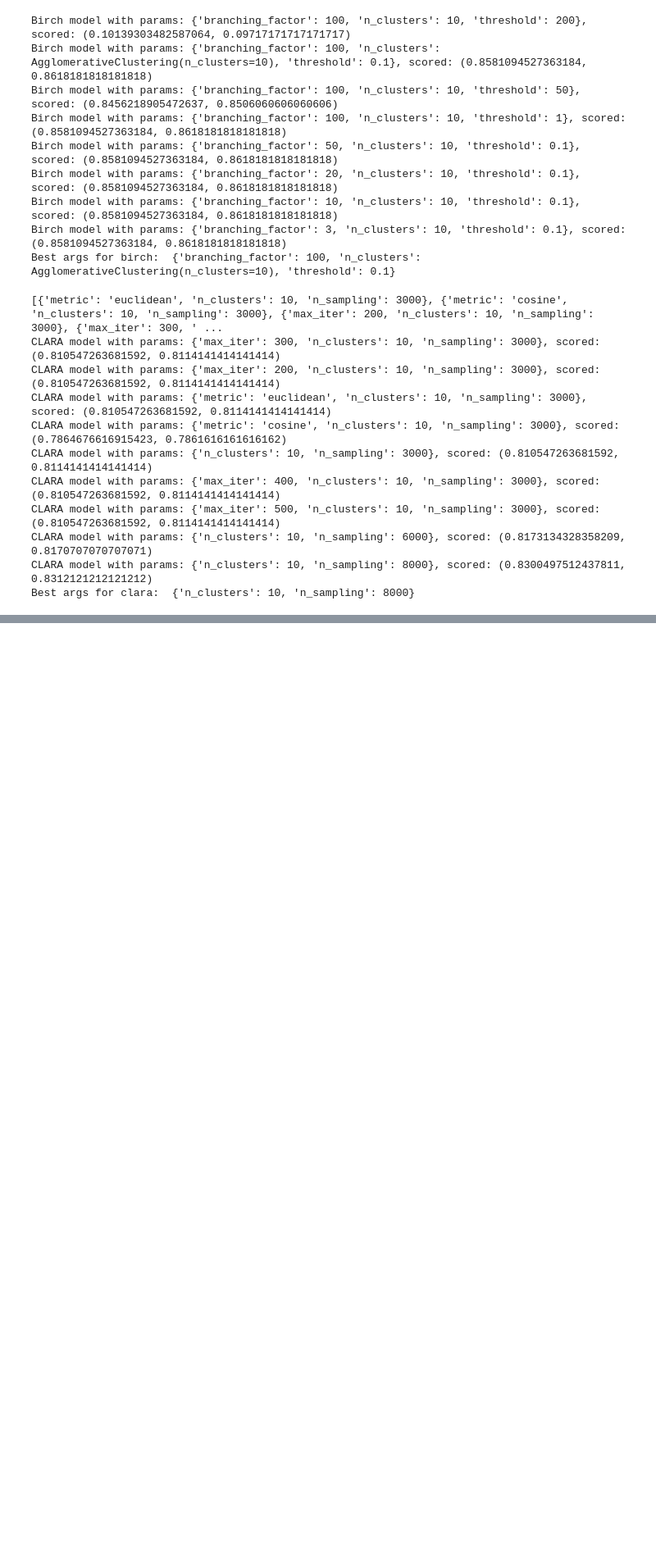
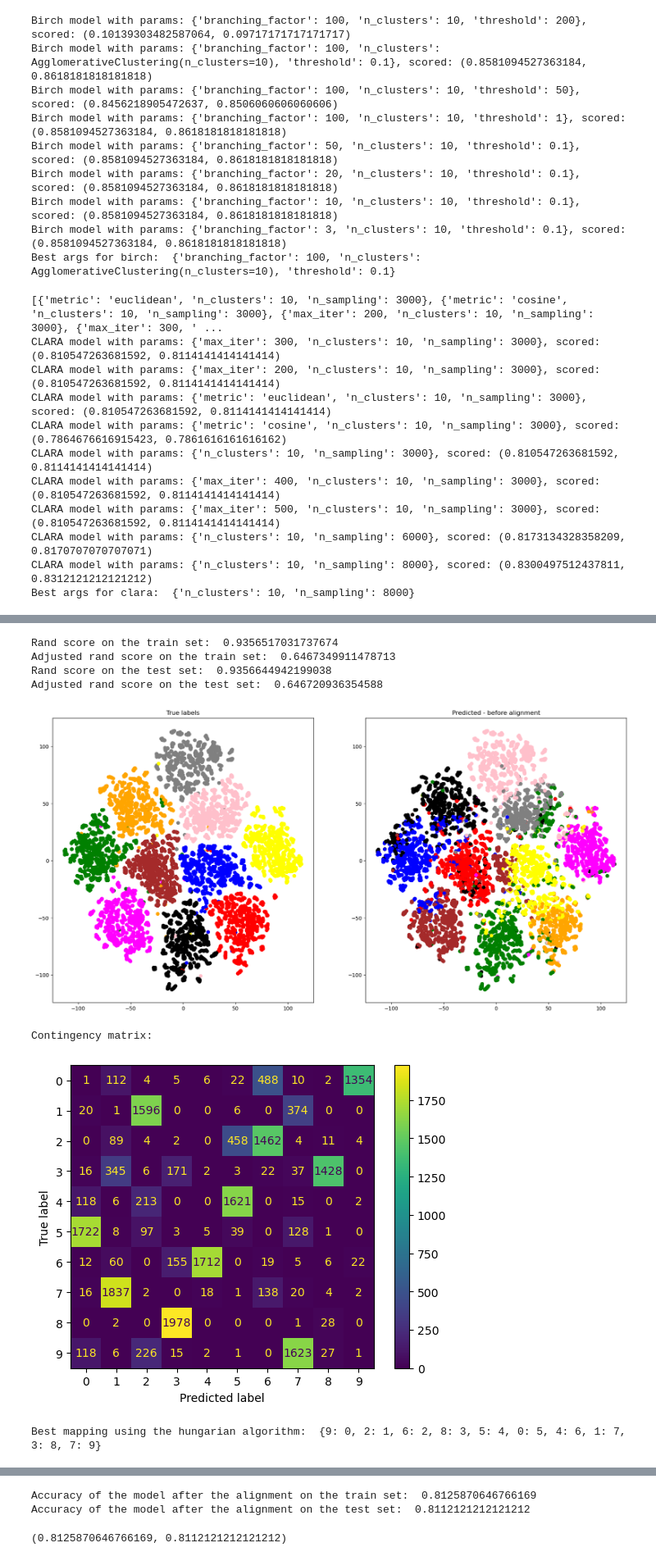
Before and after one commit to visanalexandru/AudioClustering, a Jupyter notebook: mfccs.ipynb, the cells around one changed output, grey strips where cells are left out. Shown at 82% size. Saved outputs shown, nothing was run; the diff lists cells and outputs as text; code cells hidden in the pictures; blank space fills up the shorter version.

```diff
--- a/mfccs.ipynb
+++ b/mfccs.ipynb
@@ -349,0 +367,13 @@ Best args for clara:  {'n_clusters': 10, 'n_sampling': 8000}
+# %%
+best_clara_model = CLARA(**best_args_clara)
+best_clara_model.fit(X_train, y_train)
+evaluate_model(best_clara_model, verbose=True)
+# %% [output]
+Rand score on the train set:  0.9356517031737674
+Adjusted rand score on the train set:  0.6467349911478713
+Rand score on the test set:  0.9356644942199038
+Adjusted rand score on the test set:  0.646720936354588
+[figure, added]
+Contingency matrix:
+[figure, added]
+Best mapping using the hungarian algorithm:  {9: 0, 2: 1, 6: 2, 8: 3, 5: 4, 0: 5, 4: 6, 1: 7, 3: 8, 7: 9}
@@ -349,0 +381,3 @@ Best args for clara:  {'n_clusters': 10, 'n_sampling': 8000}
+Accuracy of the model after the alignment on the train set:  0.8125870646766169
+Accuracy of the model after the alignment on the test set:  0.8112121212121212
+(0.8125870646766169, 0.8112121212121212)
```
Also changed, not shown: parts of 3 cells of this notebook.
